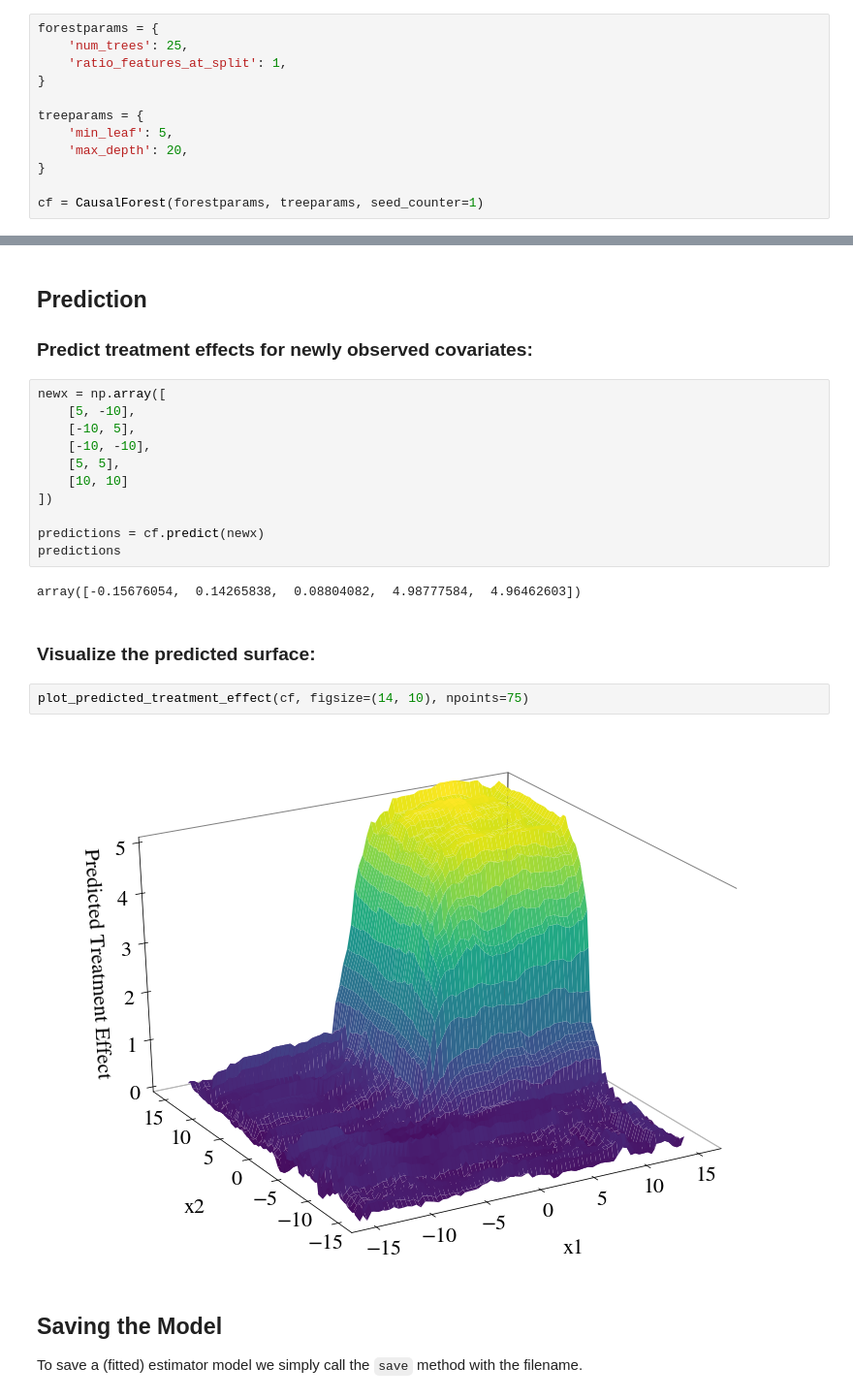
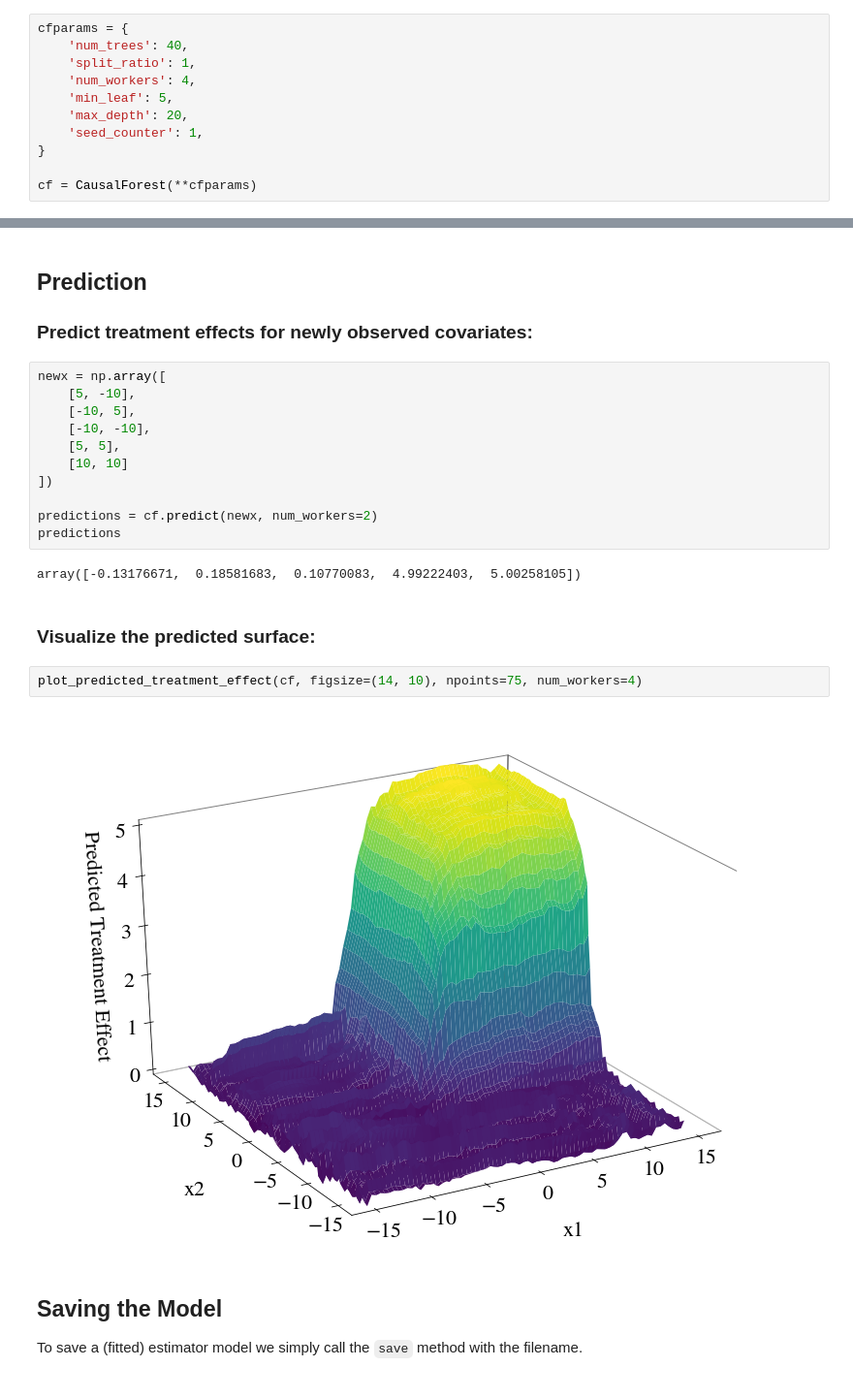
Before and after one commit to timmens/causal-forest, a Jupyter notebook: docs/source/getting_started/example.ipynb, the cells around one changed output, grey strips where cells are left out. Shown at 97% size. Cells and saved outputs as stored; diff of their text form.

```diff
--- a/docs/source/getting_started/example.ipynb
+++ b/docs/source/getting_started/example.ipynb
@@ -66,17 +66,16 @@ X, t, y = simulate(**params)
 
 ### Initiate a Causal Forest estimator:
 # %%
-forestparams = {
-    'num_trees': 25,
-    'ratio_features_at_split': 1,
+cfparams = {
+    'num_trees': 40,
+    'split_ratio': 1,
+    'num_workers': 4,
+    'min_leaf': 5,
+    'max_depth': 20,
+    'seed_counter': 1,
 }
 
-treeparams = {
-    'min_leaf': 5,
-    'max_depth': 20,
-}
-
-cf = CausalForest(forestparams, treeparams, seed_counter=1)
+cf = CausalForest(**cfparams)
 # %% [markdown]
 ### Fit the model onto the training data:
 # %%
@@ -94,16 +93,16 @@ newx = np.array([
     [10, 10]
 ])
 
-predictions = cf.predict(newx)
+predictions = cf.predict(newx, num_workers=2)
 predictions
 # %% [output]
-array([-0.15676054,  0.14265838,  0.08804082,  4.98777584,  4.96462603])
+array([-0.13176671,  0.18581683,  0.10770083,  4.99222403,  5.00258105])
 # %% [markdown]
 ### Visualize the predicted surface:
 # %%
-plot_predicted_treatment_effect(cf, figsize=(14, 10), npoints=75)
+plot_predicted_treatment_effect(cf, figsize=(14, 10), npoints=75, num_workers=4)
 # %% [output]
-[figure, old version]
+[figure, new version]
 # %% [markdown]
 ## Saving the Model
 
```
Also changed, not shown: parts of 2 cells of this notebook, 2 other files.
